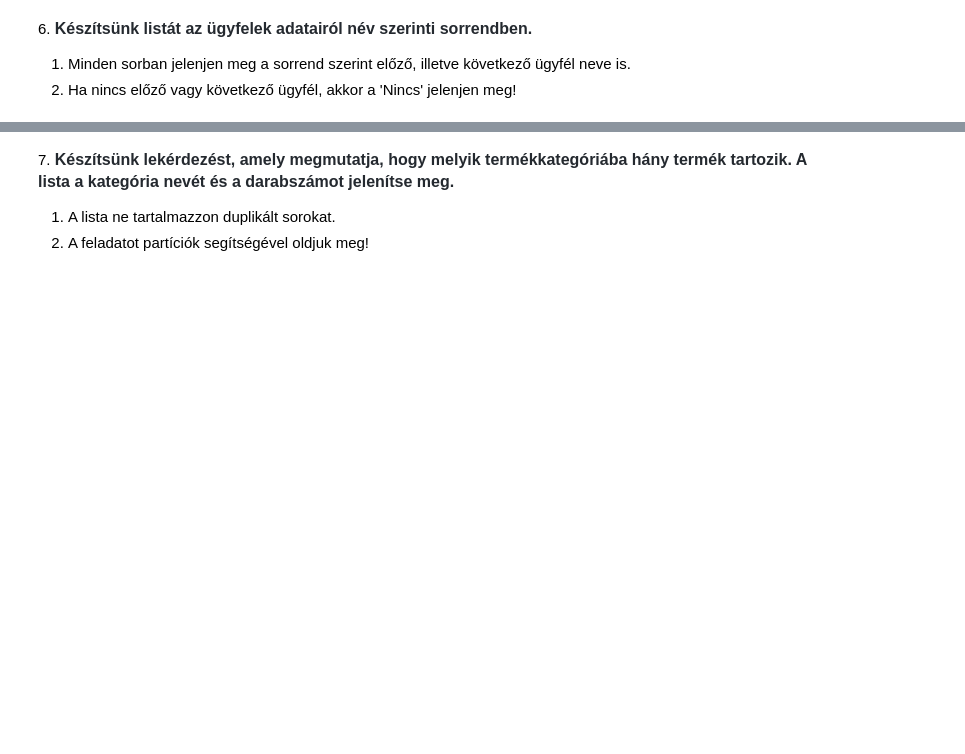
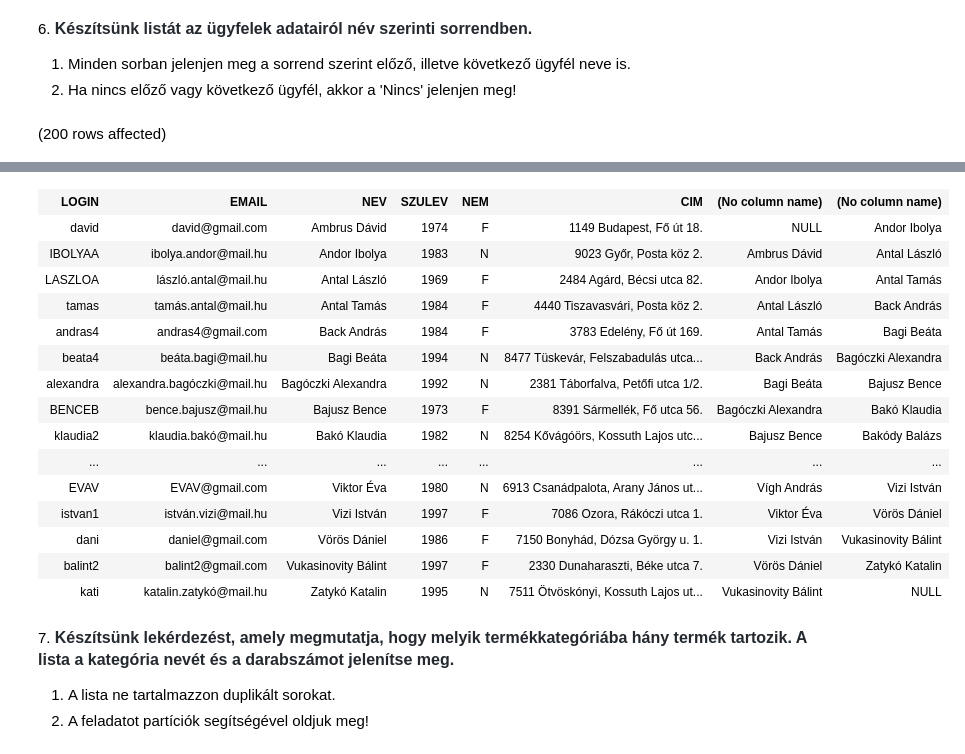
Before and after one commit to bercikovalik/SQL, a Jupyter notebook: gyakorlat05_feladatok.ipynb, the cells around one changed output, grey strips where cells are left out. Drawn from its saved outputs; the diff is of its cells as text; code cells hidden in the pictures; blank space fills up the shorter version.

```diff
--- a/gyakorlat05_feladatok.ipynb
+++ b/gyakorlat05_feladatok.ipynb
@@ -46,3 +94,10 @@ Total execution time: 00:00:00.018
 
 1. Minden sorban jelenjen meg a sorrend szerint előző, illetve következő ügyfél neve is.
 2. Ha nincs előző vagy következő ügyfél, akkor a 'Nincs' jelenjen meg!
+# %%
+SELECT *,
+        LAG(NEV) OVER(ORDER BY Nev),
+        LEAD(NEV) OVER(ORDER BY Nev)
+FROM Ugyfel
+# %% [output]
+(200 rows affected)
@@ -49,3 +105,19 @@ Total execution time: 00:00:00.018
+| LOGIN | EMAIL | NEV | SZULEV | NEM | CIM | (No column name) | (No column name) |
+| david | david@gmail.com | Ambrus Dávid | 1974 | F | 1149 Budapest, Fő út 18. | NULL | Andor Ibolya |
+| IBOLYAA | ibolya.andor@mail.hu | Andor Ibolya | 1983 | N | 9023 Győr, Posta köz 2. | Ambrus Dávid | Antal László |
+| LASZLOA | lászló.antal@mail.hu | Antal László | 1969 | F | 2484 Agárd, Bécsi utca 82. | Andor Ibolya | Antal Tamás |
+| tamas | tamás.antal@mail.hu | Antal Tamás | 1984 | F | 4440 Tiszavasvári, Posta köz 2. | Antal László | Back András |
+| andras4 | andras4@gmail.com | Back András | 1984 | F | 3783 Edelény, Fő út 169. | Antal Tamás | Bagi Beáta |
+| beata4 | beáta.bagi@mail.hu | Bagi Beáta | 1994 | N | 8477 Tüskevár, Felszabadulás utca... | Back András | Bagóczki Alexandra |
+| alexandra | alexandra.bagóczki@mail.hu | Bagóczki Alexandra | 1992 | N | 2381 Táborfalva, Petőfi utca 1/2. | Bagi Beáta | Bajusz Bence |
+| BENCEB | bence.bajusz@mail.hu | Bajusz Bence | 1973 | F | 8391 Sármellék, Fő utca 56. | Bagóczki Alexandra | Bakó Klaudia |
+| klaudia2 | klaudia.bakó@mail.hu | Bakó Klaudia | 1982 | N | 8254 Kővágóörs, Kossuth Lajos utc... | Bajusz Bence | Bakódy Balázs |
+| ... | ... | ... | ... | ... | ... | ... | ... |
+| EVAV | EVAV@gmail.com | Viktor Éva | 1980 | N | 6913 Csanádpalota, Arany János ut... | Vígh András | Vizi István |
+| istvan1 | istván.vizi@mail.hu | Vizi István | 1997 | F | 7086 Ozora, Rákóczi utca 1. | Viktor Éva | Vörös Dániel |
+| dani | daniel@gmail.com | Vörös Dániel | 1986 | F | 7150 Bonyhád, Dózsa György u. 1. | Vizi István | Vukasinovity Bálint |
+| balint2 | balint2@gmail.com | Vukasinovity Bálint | 1997 | F | 2330 Dunaharaszti, Béke utca 7. | Vörös Dániel | Zatykó Katalin |
+| kati | katalin.zatykó@mail.hu | Zatykó Katalin | 1995 | N | 7511 Ötvöskónyi, Kossuth Lajos ut... | Vukasinovity Bálint | NULL |
 # %% [markdown]
 7. <span style="font-weight: 600; color: rgb(36, 41, 47); font-family: -apple-system, BlinkMacSystemFont, &quot;Segoe UI&quot;, Helvetica, Arial, sans-serif, &quot;Apple Color Emoji&quot;, &quot;Segoe UI Emoji&quot;; font-size: 16px;">Készítsünk lekérdezést, amely megmutatja, hogy melyik termékkategóriába hány termék tartozik. A lista a kategória nevét és a darabszámot jelenítse meg.</span>
 
```
Also changed, not shown: parts of 5 cells of this notebook.
